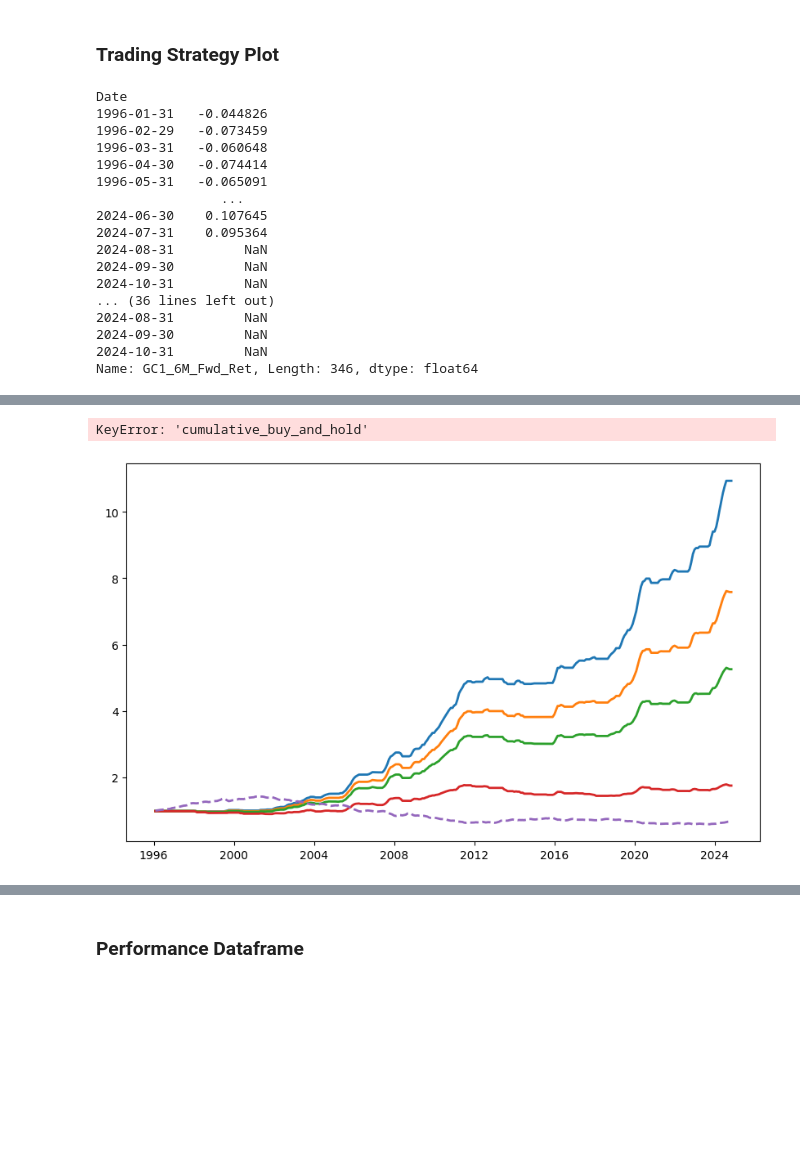
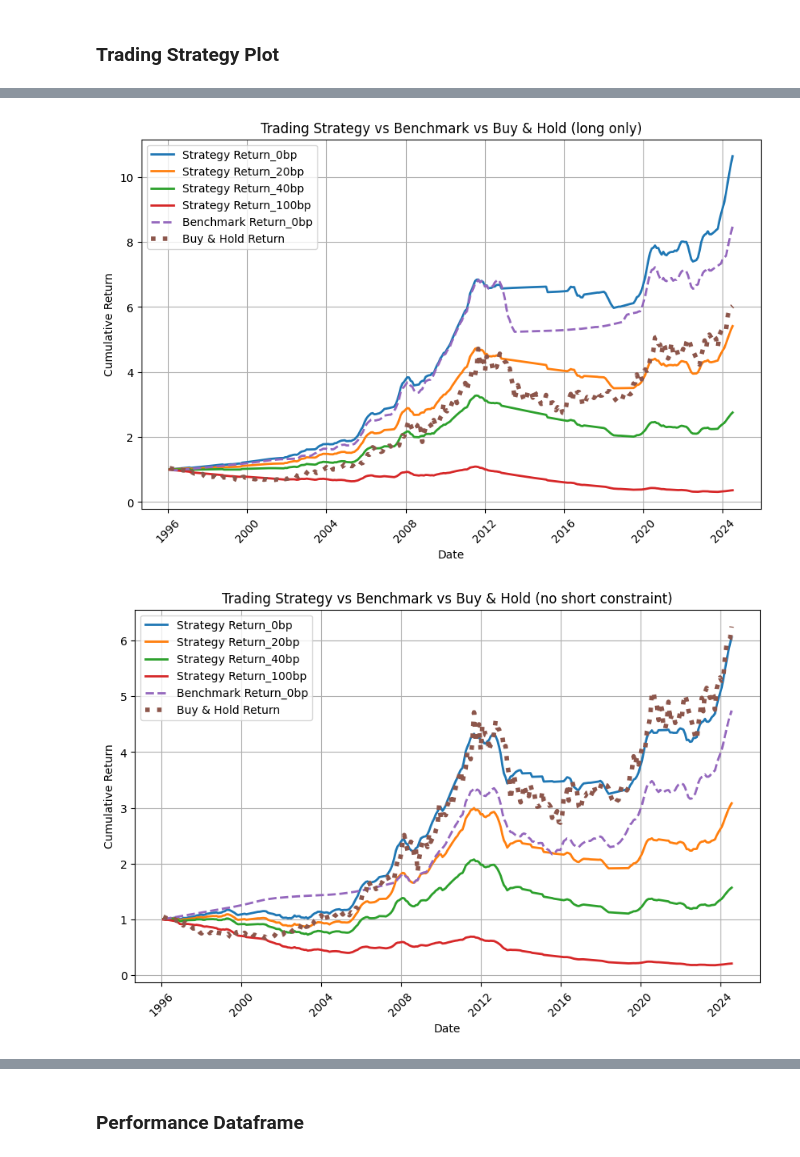
Before and after one commit to alphagoal/Proj_1_gold_futures_ML, a Jupyter notebook: gold_futures_data_02189pm.ipynb, the cells around one changed output, grey strips where cells are left out. Cells and saved outputs as stored; diff of their text form; code cells hidden in the pictures; blank space fills up the shorter version.

```diff
--- a/gold_futures_data_02189pm.ipynb
+++ b/gold_futures_data_02189pm.ipynb
@@ -1231,4 +1208,4 @@ calib_end = pd.Timestamp('1995-12-31')
 test_date = calib_end + pd.DateOffset(months=1)
 
 regression_type = 'lasso'
-alphas = np.logspace(-2,-5,500).tolist() #gives more parameters to study for lower penalisation
+alphas = np.logspace(-2,-5,100).tolist() #gives more parameters to study for lower penalisation
@@ -1502,12 +1350,12 @@ while test_date <= Y.index[-1]:
     #     SSE_historical_cumsum.append(SSE_historical_cumsum[-1] + historical_mean_error ** 2)
     #  # 记录当前时间步的结果
 
-    # LASSO_result.append({
-    #     "Date": test_date,
-    #     "ret_real": float(realized),
-    #     "ret_pred": float(forecast),
-    #     "historical_mean": y_historical_mean.tail(36) * fwd_ret_period
-    # })
+    LASSO_result.append({
+        "Date": test_date,
+        "ret_real": float(realized),
+        "ret_pred": float(forecast),
+        "historical_mean": y_historical_mean.mean() * fwd_ret_period
+    })
 
 
     #Iteration Results
@@ -1694,17 +1534,21 @@ results_df
 # %% [markdown]
 ##### **<font color= #90EE90>5.1 Sicheng Change Title Here ... </font>**
 # %%
-training_start_date=pd.to_datetime(results_df['test_date'].iloc[0])
+testing_start_date=pd.to_datetime(results_df['test_date'].iloc[0])
 # Convert 'test_date' column to datetime type and set it as index
 results_df["test_date"] = pd.to_datetime(results_df["test_date"])
-results_df.set_index("test_date", inplace=True)
+results_df.set_index("test_date", drop=False, inplace=True)
 
 # Get the index position of 'calib_error' column
 calib_error_index = results_df.columns.get_loc("calib_error")
-
+PPI_index = results_df.columns.get_loc("PPI")
 
 # Extract all columns after 'calib_error'
-LASSO_features_df = results_df.iloc[:, calib_error_index + 1:]
+LASSO_features_df = results_df.iloc[:, calib_error_index + 1: PPI_index + 1]
+
 LASSO_features_df.replace(0, pd.NA, inplace=True)
+
+LASSO_features_df.to_excel('checking_LASSO_features_df.xlsx')
+
 LASSO_features_df
 # %% [output]
@@ -1749,7 +1608,7 @@ from sklearn.metrics import mean_squared_error, r2_score
 
 # **Expanding Window 回归**
 #start_train = 100  # 初始训练数据量
-fwd_ret_period=6
+#fwd_ret_period=6
 # y=gc_data[f"GC1_{fwd_ret_period}M_Fwd_Ret"].dropna(how="all")
 y_historical_mean_data=gc_data[f'{GC_type}_Monthly_Excess_Return'].loc[Y.index].dropna(how='all')
 
@@ -1765,7 +1624,7 @@ model = RandomForestRegressor(n_estimators=100, random_state=42,max_depth=10,min
 # 存储每个时间步的预测值、历史均值误差和真实值
 forest_results = []
 # Get the index position
-index_position = Y.index.get_loc(training_start_date)
+index_position = Y.index.get_loc(testing_start_date)
 # 存储模型的统计结果
 model_summaries = []
 for t in tqdm(range(index_position, n_obs - 1), desc=f"Processing"):
@@ -1830,6 +1689,9 @@ forest_results=pd.DataFrame(forest_results)
 # **计算 ΔRMSE 随时间的变化**
 delta_RMSE_series = np.sqrt(np.array(SSE_historical_cumsum) / len(SSE_historical_cumsum) + 1) - \
                     np.sqrt(np.array(SSE_model_cumsum) / len(SSE_model_cumsum) + 1)
+
+SSE_diff_series = np.array(SSE_historical_cumsum)  - np.array(SSE_model_cumsum)
+
 # **转换特征重要性 DataFrame**
 df_feature_importance_per_step = pd.DataFrame(feature_importance_per_step)
 
@@ -1850,11 +1712,11 @@ else:
 
 # **绘制 ΔRMSE**
 plt.figure(figsize=(10, 5))
-plt.plot(Y.index[index_position:n_obs - 1], delta_RMSE_series, label="ΔRMSE (Historical Mean - Strategy)", color='blue')
+plt.plot(Y.index[index_position:n_obs - 1], SSE_diff_series, label="Cum SSE (Historical Mean - Strategy)", color='blue')
 
 plt.xlabel("Time (Index of y)")
-plt.ylabel("ΔRMSE")
-plt.title("ΔRMSE: Strategy vs Historical Mean Benchmark")
+plt.ylabel("Cum SSE")
+plt.title("Cum SSE: Strategy vs Historical Mean Benchmark")
 plt.axhline(y=0, color='black', linestyle='--', linewidth=0.8)  # 添加零基准线
 plt.legend()
 plt.show()
@@ -1918,7 +1794,7 @@ def trading_plot(learning_result,transaction_cost=[0,0.002,0.004,0.01],benchmark
                     return matching_ret[row.name] / fwd_ret_period * 1 - tc
                 elif (0 < ret_pred < excess_ret_benchmark) or (-rf_rate < ret_pred < 0):
                     return rf_rate - tc
-                elif ret_pred < 0 and abs(ret_pred) > rf_rate:
+                elif ret_pred < 0 and abs(ret_pred) > 2*rf_rate:
                     return matching_ret[row.name] / fwd_ret_period * (-1) - tc
                 else:
                     return 0  # 兜底条件，防止出现意外情况
@@ -1927,7 +1803,7 @@ def trading_plot(learning_result,transaction_cost=[0,0.002,0.004,0.01],benchmark
                     return matching_ret[row.name] / fwd_ret_period * 1 - tc
                 elif (0 < ret_pred < excess_ret_benchmark) or (-rf_rate < ret_pred < 0):
                     return rf_rate - tc
-                elif ret_pred < 0 and abs(ret_pred) > rf_rate:
+                elif ret_pred < 0 and abs(ret_pred) > 2*rf_rate:
                     return rf_rate - tc
                 else:
                     return 0  # 兜底条件，防止出现意外情况
@@ -2001,20 +1877,3 @@ def trading_plot(learning_result,transaction_cost=[0,0.002,0.004,0.01],benchmark
 forest_long_short_performance_df,forest_long_only_performance_df=trading_plot(forest_results)
 LASSO_long_short_performance_df,LASSO_long_only_performance_df=trading_plot(LASSO_result)
 # %% [output]
-Date
-1996-01-31   -0.044826
-1996-02-29   -0.073459
-1996-03-31   -0.060648
-1996-04-30   -0.074414
-1996-05-31   -0.065091
-                ...
-2024-06-30    0.107645
-2024-07-31    0.095364
-2024-08-31         NaN
-2024-09-30         NaN
-2024-10-31         NaN
-... (36 lines left out)
-2024-08-31         NaN
-2024-09-30         NaN
-2024-10-31         NaN
-Name: GC1_6M_Fwd_Ret, Length: 346, dtype: float64
@@ -2022,2 +1881,2 @@ Name: GC1_6M_Fwd_Ret, Length: 346, dtype: float64
-KeyError: 'cumulative_buy_and_hold'
-[figure, old version]
+[figure, new version]
+[figure, added]
```
Also changed, not shown: parts of 30 cells of this notebook, 17 other files.
